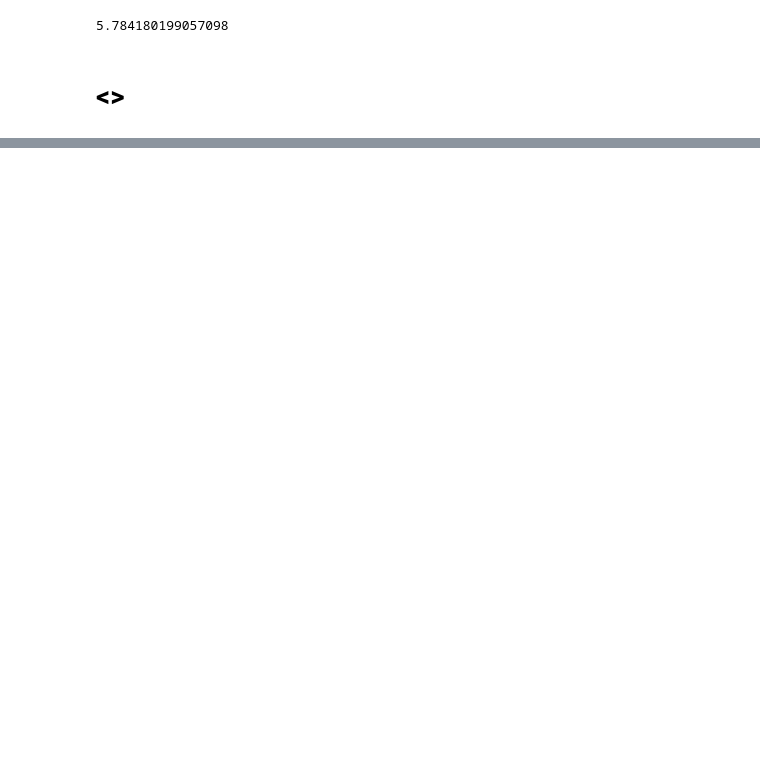
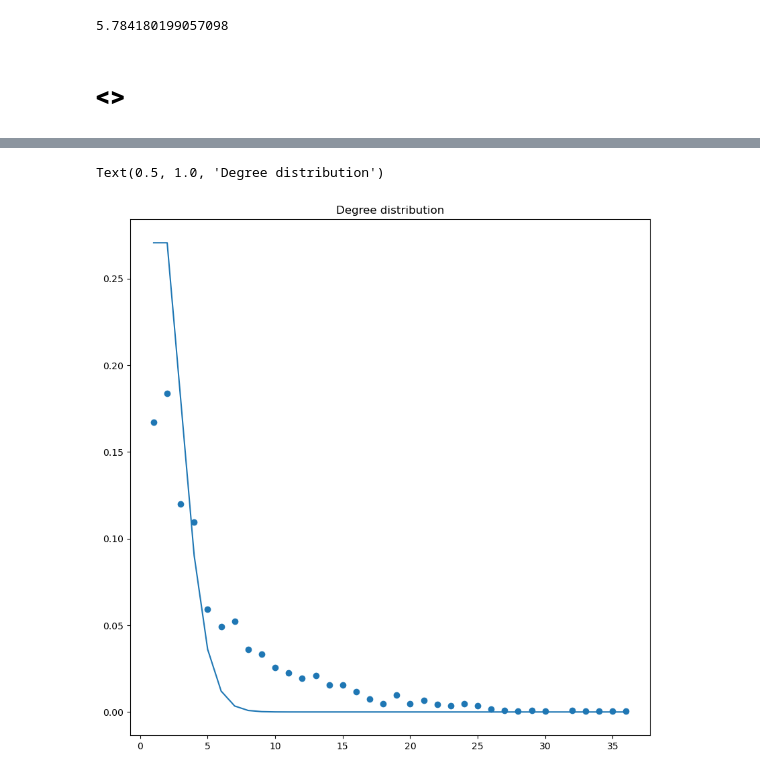
Before and after one commit to PierrickLeroy/mma-graph, a Jupyter notebook: ranking-and-exploration.ipynb, the cells around one changed output, grey strips where cells are left out. Cells and saved outputs as stored; diff of their text form; code cells hidden in the pictures; blank space fills up the shorter version.

```diff
--- a/ranking-and-exploration.ipynb
+++ b/ranking-and-exploration.ipynb
@@ -1497,0 +1558,10 @@ np.array(list(dict(G_men.degree()).values())).mean()
+# %%
+import scipy
+poisson_law = scipy.stats.poisson(mu=2)
+fig, ax = plt.subplots(1,1, figsize=(10,10))
+plt.scatter(k, p_k)
+plt.plot(k, poisson_law.pmf(k))
+plt.title("Degree distribution")
+# %% [output]
+Text(0.5, 1.0, 'Degree distribution')
+[figure, added]
```
Also changed, not shown: parts of 8 cells of this notebook, 4 other files.
